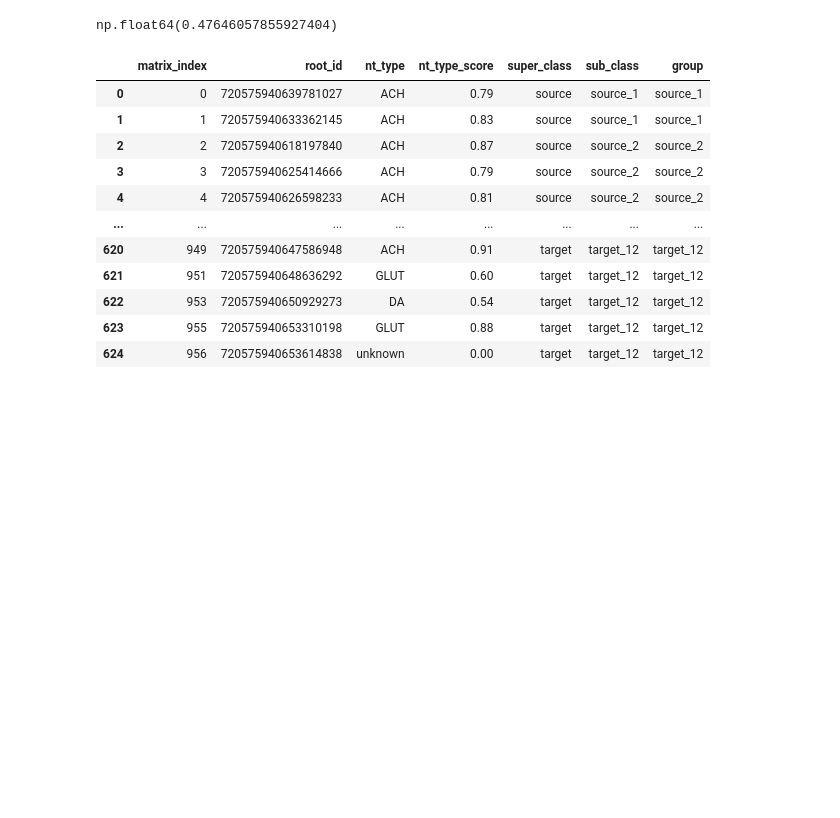
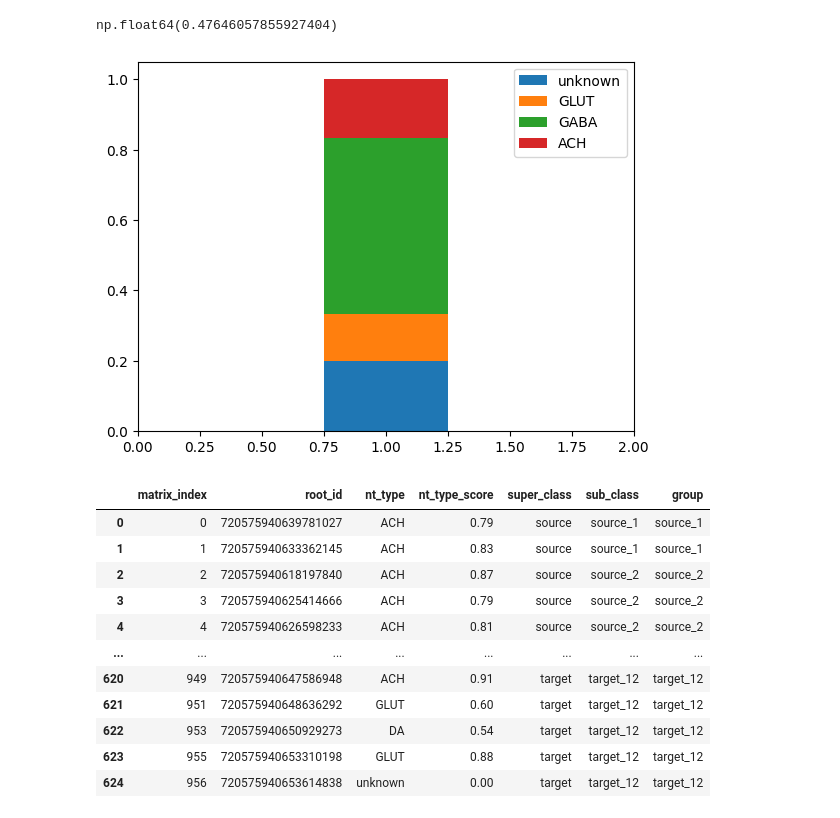
Before and after one commit to chrisjdallmann/roadrunner, a Jupyter notebook: code/flywire_convergence.ipynb, the cells around one changed output. Cells and saved outputs as stored; diff of their text form; code cells hidden in the pictures; blank space fills up the shorter version.

```diff
--- a/code/flywire_convergence.ipynb
+++ b/code/flywire_convergence.ipynb
@@ -519,24 +510,25 @@ def plot_list_profile(input_list, sort_list):
     ax.legend(loc="upper right")
 # %%
 # Plot super class and neurotransmitter profile of specific group of neurons
+group = "intermediary_12"
 
 # Get root IDs of neurons in specific group
-root_ids = df_indices.root_id[df_indices["group"]=="intermediary_2_shared"].tolist()
+root_ids = df_indices.root_id[df_indices["group"]==group].tolist()
 
 # Get super classes and neurotransmitters
 super_class = []
 nt_types = []
 for root_id in root_ids:
     super_class.append(df_class.super_class[df_class.root_id==root_id].item())
     nt_types.append(df_indices.nt_type[df_indices.root_id==root_id].item())
 
 # Plot super class profile
 #plot_list_profile(super_class, ['visual_centrifugal','ascending','central'])
-#plt.savefig(r"C:\Users\Chris\Desktop\super_class_profile.eps", transparent=True)
 
-# Plot super class profile
-#plot_list_profile(nt_types, ['unknown','DA','OCT','GLUT','GABA','ACH'])
-#plt.savefig(r"C:\Users\Chris\Desktop\nt_type_profile.eps", transparent=True)
+# Plot neurotransmitter profile
+plot_list_profile(nt_types, ['unknown','DA','OCT','GLUT','GABA','ACH'])
+# %% [output]
+[figure, added]
 # %%
 # Generate connectivity matrix with input fractions
 conn_mat_fractional_inputs = np.zeros((len(nodes),len(nodes)))
```
Also changed, not shown: parts of 20 cells of this notebook.
